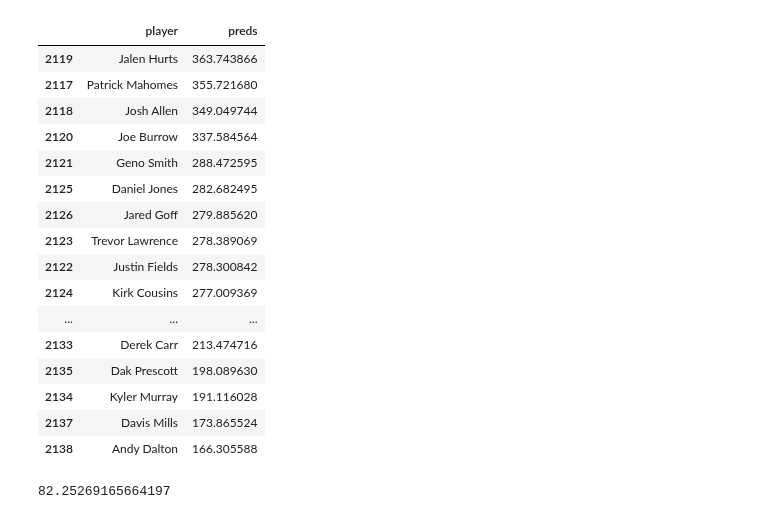
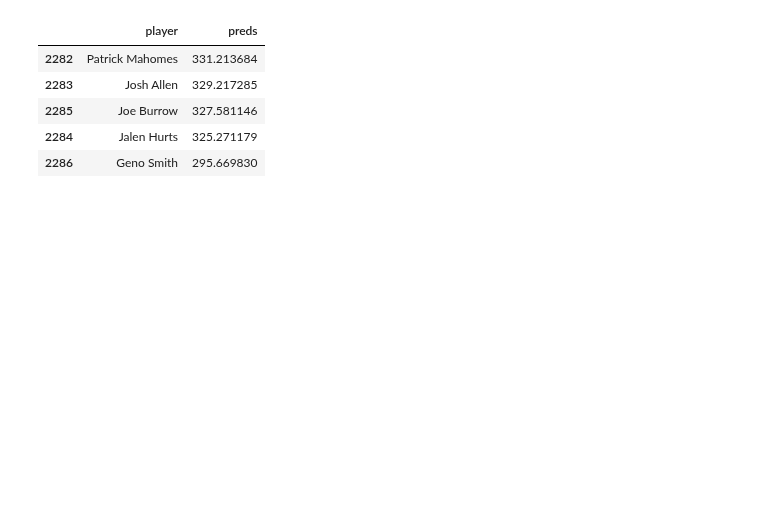
Before and after one commit to ffb-optimal-draft/ffb-draft-strategy, a Jupyter notebook: ian_modeling.ipynb, the cells around one changed output. Drawn from its saved outputs; the diff is of its cells as text; code cells hidden in the pictures; blank space fills up the shorter version.

```diff
--- a/ian_modeling.ipynb
+++ b/ian_modeling.ipynb
@@ -109,10 +86,13 @@ for i in range(0,len(df.index)):
+# %%
+df1 = pd.merge(left=s_2018, right=pts_var_avg, on=['player','year'], how='left')
+df1.rename(columns={'pts_var':'pts_var_avg'}, inplace=True)
 # %%
-qb_df = df[df['pos']=='QB']
-rb_df = df[df['pos']=='RB']
-wr_df = df[df['pos']=='WR']
-te_df = df[df['pos']=='TE']
+qb_df = df1[df1['pos']=='QB']
+rb_df = df1[df1['pos']=='RB']
+wr_df = df1[df1['pos']=='WR']
+te_df = df1[df1['pos']=='TE']
 # %%
-qb_df.drop(columns=['rk','pos','tgt','rec','rec_yards','y/r','rec_tds','standard_pts','vbd', 'team'], inplace=True)
+qb_df.drop(columns=['rk','pos','tgt','rec','rec_yards','y/r','rec_tds','vbd', 'team'], inplace=True)
 # %%
 qb_df['rating'] = round(((((((qb_df['cmp']/qb_df['pass_att'])-.3)*5) +
                   ((qb_df['pass_yds']/qb_df['pass_att']-3)*.25) +
@@ -135,4 +284,4 @@ qb_df.drop(columns=['cmp','pass_att', 'int'], inplace=True)
 # %%
 qb_cols = ['age','g','gs','pass_yds','pass_tds','rush_att','rush_yard','y/a','rush_tds',
-           'fmb','fl','rush_rec_tds','pos_rank','avg_draft_pos','avg_draft_pos_ppr','adp_by_pos','round','ppr_pts',
-           'comp%', 'int%', 'rating']
+           'fmb','fl','rush_rec_tds','pos_rank','adp','adp_by_pos','round','ppr_pts',
+           'comp%', 'int%', 'rating','pts_var_avg']
@@ -191,27 +308,12 @@ qb_preds, qb_val_preds, qb_2023, qb_2022 = xgb_modeling(qb_df, qb_cols)
 # %%
-qb_2023.sort_values('preds',ascending=False).head(20)
+qb_2023.sort_values('preds',ascending=False).head()
 # %% [output]
 |  | player | preds |
-| 2119 | Jalen Hurts | 363.743866 |
-| 2117 | Patrick Mahomes | 355.721680 |
-| 2118 | Josh Allen | 349.049744 |
-| 2120 | Joe Burrow | 337.584564 |
-| 2121 | Geno Smith | 288.472595 |
-| 2125 | Daniel Jones | 282.682495 |
-| 2126 | Jared Goff | 279.885620 |
-| 2123 | Trevor Lawrence | 278.389069 |
-| 2122 | Justin Fields | 278.300842 |
-| 2124 | Kirk Cousins | 277.009369 |
-| ... | ... | ... |
-| 2133 | Derek Carr | 213.474716 |
-| 2135 | Dak Prescott | 198.089630 |
-| 2134 | Kyler Murray | 191.116028 |
-| 2137 | Davis Mills | 173.865524 |
-| 2138 | Andy Dalton | 166.305588 |
+| 2282 | Patrick Mahomes | 331.213684 |
+| 2283 | Josh Allen | 329.217285 |
+| 2285 | Joe Burrow | 327.581146 |
+| 2284 | Jalen Hurts | 325.271179 |
+| 2286 | Geno Smith | 295.669830 |
-# %%
-rmse(qb_preds,'baseline')
-# %% [output]
-82.25269165664197
 # %%
 rmse(qb_preds, 'xgb_preds')
 # %% [output]
```
Also changed, not shown: parts of 76 cells of this notebook, 2 other files.
